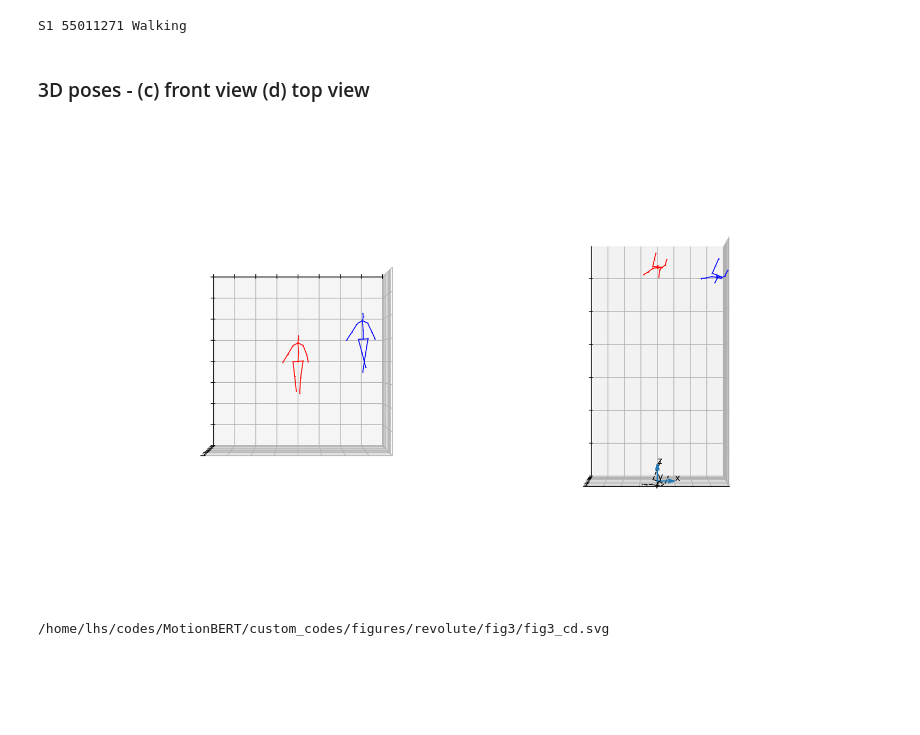
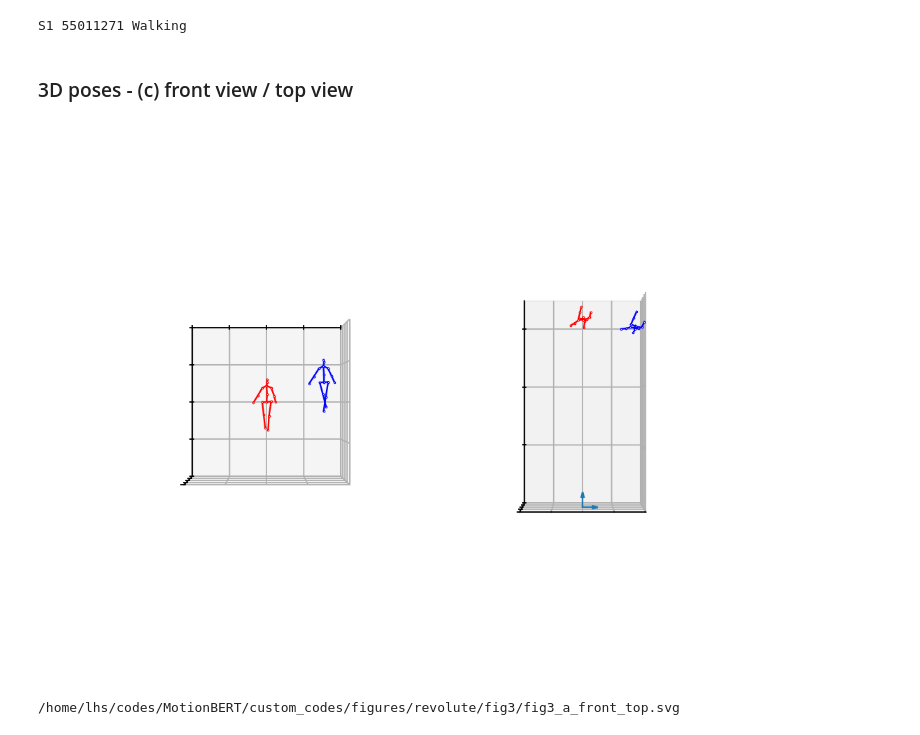
Before and after one commit to hoo223/MotionBERT, a Jupyter notebook: custom_codes/figures/revolute/fig3.ipynb, the cells around one changed output. Saved outputs shown, nothing was run; the diff lists cells and outputs as text; code cells hidden in the pictures; blank space fills up the shorter version.

```diff
--- a/custom_codes/figures/revolute/fig3.ipynb
+++ b/custom_codes/figures/revolute/fig3.ipynb
@@ -43,9 +41,9 @@ img_2d_canonical_norm = normalize_input(img_2d_canonical, W, H)
 # %% [output]
 S1 55011271 Walking
 # %% [markdown]
-### 3D poses - (c) front view (d) top view
+### 3D poses - (c) front view / top view
 # %%
-sub_num= 'cd'
+sub_num= 'a_front_top'
 frame_num = 200
 
 configs = {
@@ -54,8 +52,6 @@ configs = {
 }
 fig, axs = generate_axes(sub_num, configs, fig_title='')
 plot_pose_setting = [
-    #('ax_3d', cam_3d_hat,           {'color': 'k', 'linestyle': '--', 'label': 'Root-relative 3D Pose'}),
-    ('ax_3d_top', cam_3d_hat,       {'color': 'k', 'linestyle': '--', 'label': 'Root-relative 3D Pose'}),
     ('ax_3d', cam_3d,               {'color': 'b', 'label': 'Original 3D Pose'}),
     ('ax_3d_top', cam_3d,           {'color': 'b', 'label': 'Original 3D Pose'}),
     ('ax_3d', cam_3d_canonical,     {'color': 'r', 'label': 'Canonical 3D Pose', 'lw': 1}),
@@ -66,35 +62,35 @@ general_plot_func(axs, configs, plot_pose_setting, frame_num, legend_fontsize=10
 axs['ax_3d'].axes.xaxis.set_ticklabels([])
 axs['ax_3d'].axes.yaxis.set_ticklabels([])
 axs['ax_3d'].axes.zaxis.set_ticklabels([])
 axs['ax_3d'].axes.set_xlabel('')
 axs['ax_3d'].axes.set_ylabel('')
 axs['ax_3d'].axes.set_zlabel('')
 axs['ax_3d'].legend().remove()
 axs['ax_3d'].set_title('')
 axs['ax_3d_top'].axes.xaxis.set_ticklabels([])
 axs['ax_3d_top'].axes.yaxis.set_ticklabels([])
 axs['ax_3d_top'].axes.zaxis.set_ticklabels([])
 axs['ax_3d_top'].axes.set_xlabel('')
 axs['ax_3d_top'].axes.set_ylabel('')
 axs['ax_3d_top'].axes.set_zlabel('')
 axs['ax_3d_top'].legend().remove()
 axs['ax_3d_top'].set_title('')
 
 camera = Camera(origin=np.array([0, 0, 0]),
                 calib_mat=intrinsic,
                 cam_default_R=np.eye(3),
                 IMAGE_HEIGHT=H,
                 IMAGE_WIDTH=W,
                 cam_name='cam_frame')
 plt.sca(axs['ax_3d_top'])
-camera.cam_frame.draw3d(show_name=False)
+camera.cam_frame.draw3d(show_name=False, show_axis=False)
 plt.show()
 save_folder = f'custom_codes/figures/revolute/fig{fig_num}'
 if not os.path.exists(save_folder): os.makedirs(save_folder)
 save_path = os.path.join(save_folder, f'fig{fig_num}_{sub_num}.svg')
-plt.savefig(save_path, bbox_inches='tight', pad_inches=0.1, dpi=300)
+plt.savefig(save_path, bbox_inches='tight', pad_inches=0.1, dpi=300, facecolor='white')
 print(os.path.abspath(save_path))
 # %% [output]
-[figure, old version]
+[figure, new version]
-/home/lhs/codes/MotionBERT/custom_codes/figures/revolute/fig3/fig3_cd.svg
+/home/lhs/codes/MotionBERT/custom_codes/figures/revolute/fig3/fig3_a_front_top.svg
 # %%
```
Also changed, not shown: parts of 5 cells of this notebook, 1 other file.
